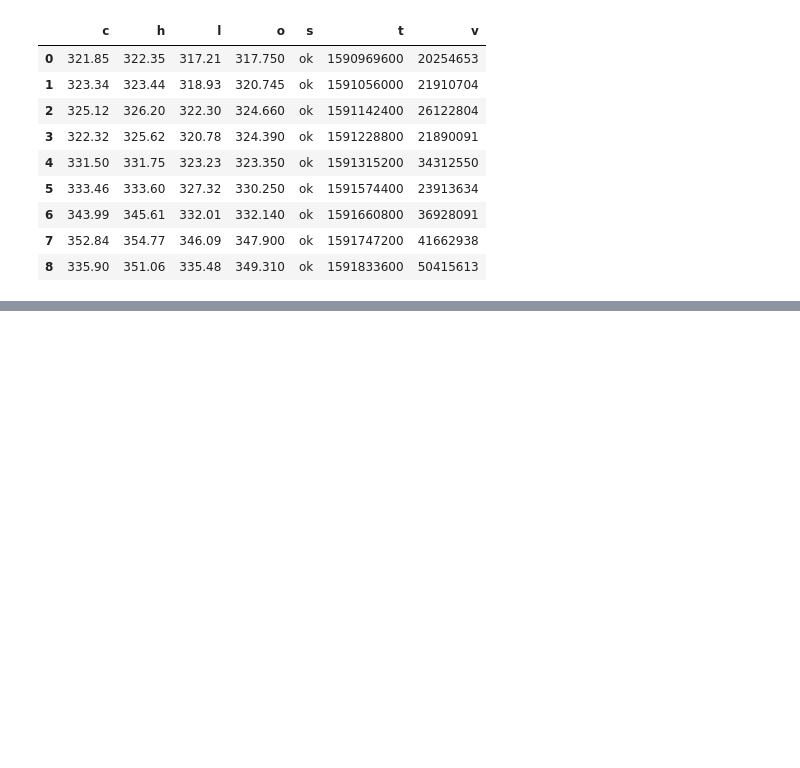
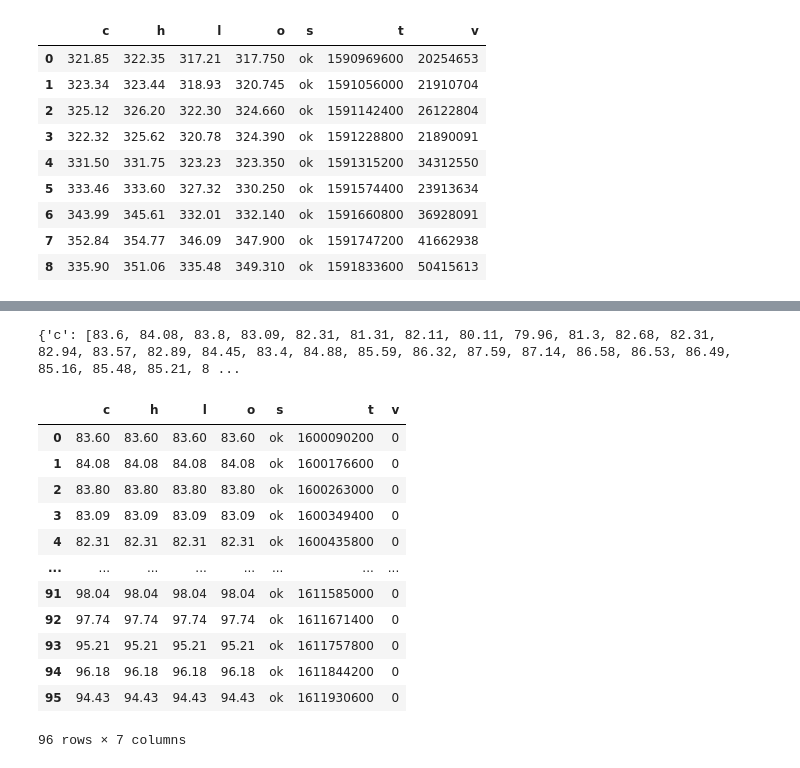
Before and after one commit to cmcoder9/Shortease, a Jupyter notebook: main.ipynb, the cells around one changed output, grey strips where cells are left out. Cells and saved outputs as stored; diff of their text form; code cells hidden in the pictures; blank space fills up the shorter version.

```diff
--- a/main.ipynb
+++ b/main.ipynb
@@ -43,0 +121,22 @@ pd.DataFrame(res)
+# %%
+res3 = finnhub_client.stock_candles('VTSAX', 'D', 1599886800, 1612159200)
+print(res3)
+# %% [output]
+{'c': [83.6, 84.08, 83.8, 83.09, 82.31, 81.31, 82.11, 80.11, 79.96, 81.3, 82.68, 82.31, 82.94, 83.57, 82.89, 84.45, 83.4, 84.88, 85.59, 86.32, 87.59, 87.14, 86.58, 86.53, 86.49, 85.16, 85.48, 85.21, 8 ...
+# %%
+S_P = pd.DataFrame(res3)
+S_P
+# %% [output]
+|  | c | h | l | o | s | t | v |
+| 0 | 83.60 | 83.60 | 83.60 | 83.60 | ok | 1600090200 | 0 |
+| 1 | 84.08 | 84.08 | 84.08 | 84.08 | ok | 1600176600 | 0 |
+| 2 | 83.80 | 83.80 | 83.80 | 83.80 | ok | 1600263000 | 0 |
+| 3 | 83.09 | 83.09 | 83.09 | 83.09 | ok | 1600349400 | 0 |
+| 4 | 82.31 | 82.31 | 82.31 | 82.31 | ok | 1600435800 | 0 |
+| ... | ... | ... | ... | ... | ... | ... | ... |
+| 91 | 98.04 | 98.04 | 98.04 | 98.04 | ok | 1611585000 | 0 |
+| 92 | 97.74 | 97.74 | 97.74 | 97.74 | ok | 1611671400 | 0 |
+| 93 | 95.21 | 95.21 | 95.21 | 95.21 | ok | 1611757800 | 0 |
+| 94 | 96.18 | 96.18 | 96.18 | 96.18 | ok | 1611844200 | 0 |
+| 95 | 94.43 | 94.43 | 94.43 | 94.43 | ok | 1611930600 | 0 |
+96 rows × 7 columns
```
Also changed, not shown: parts of 10 cells of this notebook.
